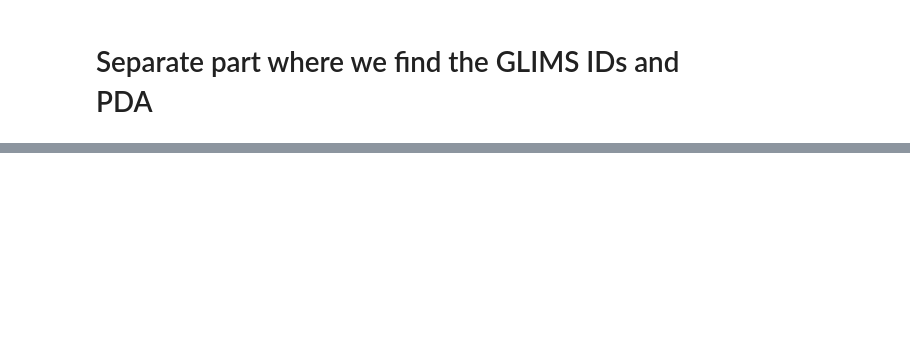
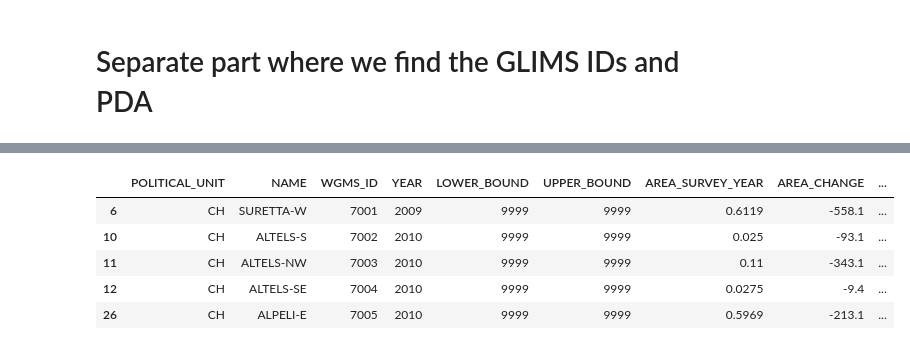
Before and after one commit to JohannesUIBK/glaciers-cci5, a Jupyter notebook: glaciers_cci5/Merge_Fischer_FoG.ipynb, the cells around one changed output, grey strips where cells are left out. Drawn from its saved outputs; the diff is of its cells as text; code cells hidden in the pictures; blank space fills up the shorter version.

```diff
--- a/glaciers_cci5/Merge_Fischer_FoG.ipynb
+++ b/glaciers_cci5/Merge_Fischer_FoG.ipynb
@@ -785,0 +821,9 @@ pda_all.to_excel('test.xlsx')
+# %%
+new_pdd[new_pdd.WGMS_ID>7000].dropna(axis=1).head(5)
+# %% [output]
+|  | POLITICAL_UNIT | NAME | WGMS_ID | YEAR | LOWER_BOUND | UPPER_BOUND | AREA_SURVEY_YEAR | AREA_CHANGE | ... |
+| 6 | CH | SURETTA-W | 7001 | 2009 | 9999 | 9999 | 0.6119 | -558.1 | ... |
+| 10 | CH | ALTELS-S | 7002 | 2010 | 9999 | 9999 | 0.025 | -93.1 | ... |
+| 11 | CH | ALTELS-NW | 7003 | 2010 | 9999 | 9999 | 0.11 | -343.1 | ... |
+| 12 | CH | ALTELS-SE | 7004 | 2010 | 9999 | 9999 | 0.0275 | -9.4 | ... |
+| 26 | CH | ALPELI-E | 7005 | 2010 | 9999 | 9999 | 0.5969 | -213.1 | ... |
```
Also changed, not shown: parts of 51 cells of this notebook.
